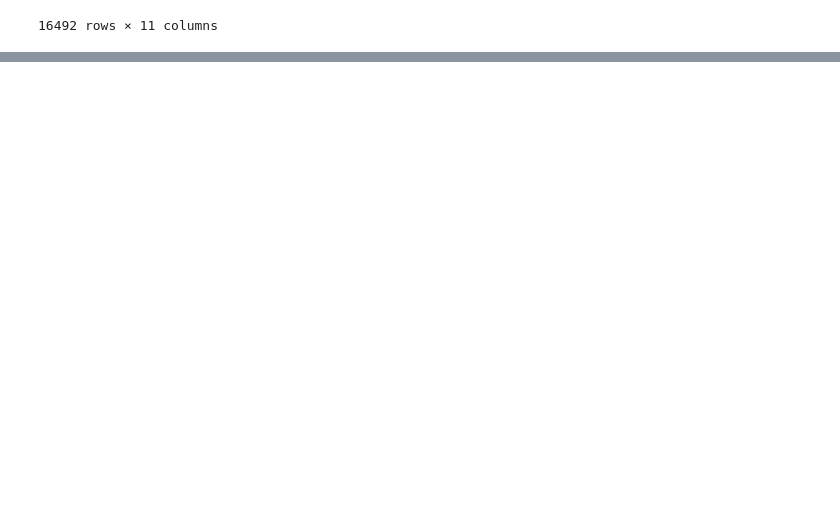
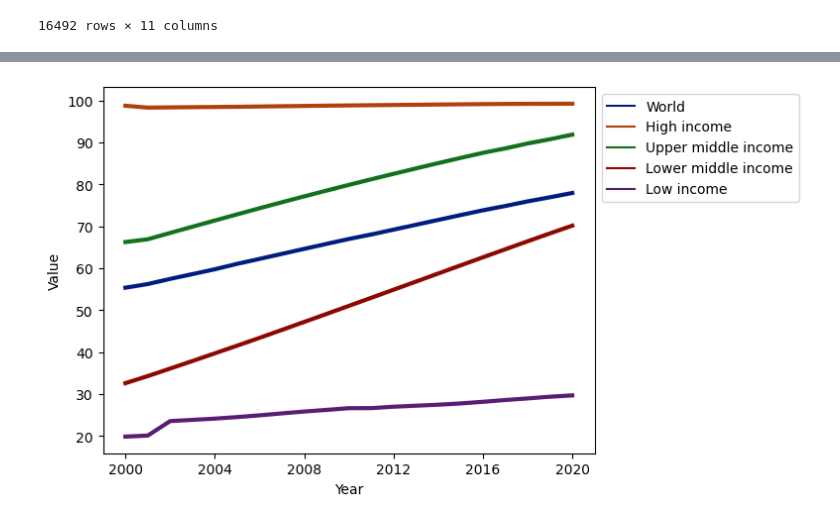
Before and after one commit to danielgils/data_scientist_wb, a Jupyter notebook: part1_script.ipynb, the cells around one changed output, grey strips where cells are left out. Drawn from its saved outputs; the diff is of its cells as text; code cells hidden in the pictures; blank space fills up the shorter version.

```diff
--- a/part1_script.ipynb
+++ b/part1_script.ipynb
@@ -228,0 +233,5 @@ sanitation_df.to_pickle("sanitation_df.pkl")
+# %%
+# To avoid running everything again
+sanitation_df = pd.read_pickle("sanitation_df.pkl")
+sanitation_df.info()
+sanitation_df
@@ -228,0 +417,3 @@ sanitation_df.to_pickle("sanitation_df.pkl")
+# %%
+sanitation_df['date'] = pd.to_datetime(sanitation_df['date'], format='%Y')
+sanitation_df['value'] = sanitation_df['value'].astype(float)
@@ -228,0 +448,9 @@ sanitation_df.to_pickle("sanitation_df.pkl")
+# %%
+income_group_df = sanitation_df[sanitation_df['country.value'].isin([
+    'World', 'High income','Upper middle income',
+    'Lower middle income','Low income'])].reset_index()
+# From String to Categorical
+income_group_df['country.value'] = pd.Categorical(income_group_df['country.value'],
+                                                  categories=['World', 'High income','Upper middle income',
+    'Lower middle income','Low income'])
+income_group_df
@@ -228,0 +471,12 @@ sanitation_df.to_pickle("sanitation_df.pkl")
+# %%
+ax = sns.lineplot(data=income_group_df, x ='date', y = 'value',
+                  hue='country.value', palette='dark',
+                  legend='full', lw=3)
+
+# ax.xaxis.set_major_locator(ticker.MultipleLocator(4))
+plt.legend(bbox_to_anchor=(1, 1))
+plt.ylabel('Value')
+plt.xlabel('Year')
+plt.show()
+# %% [output]
+[figure, added]
```
Also changed, not shown: parts of 33 cells of this notebook, 1 other file.
